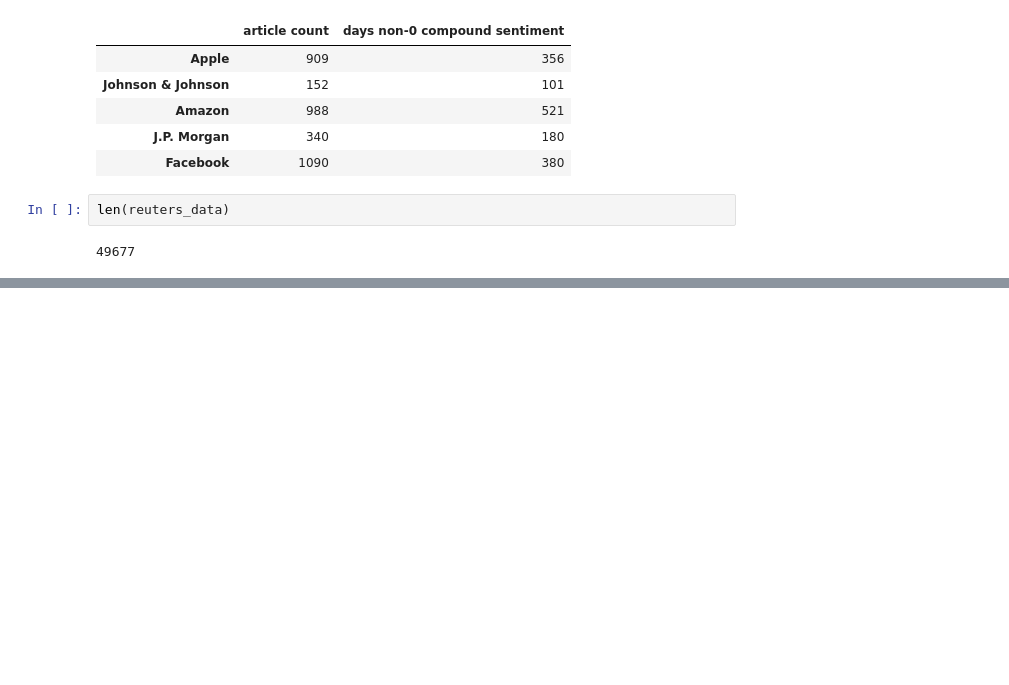
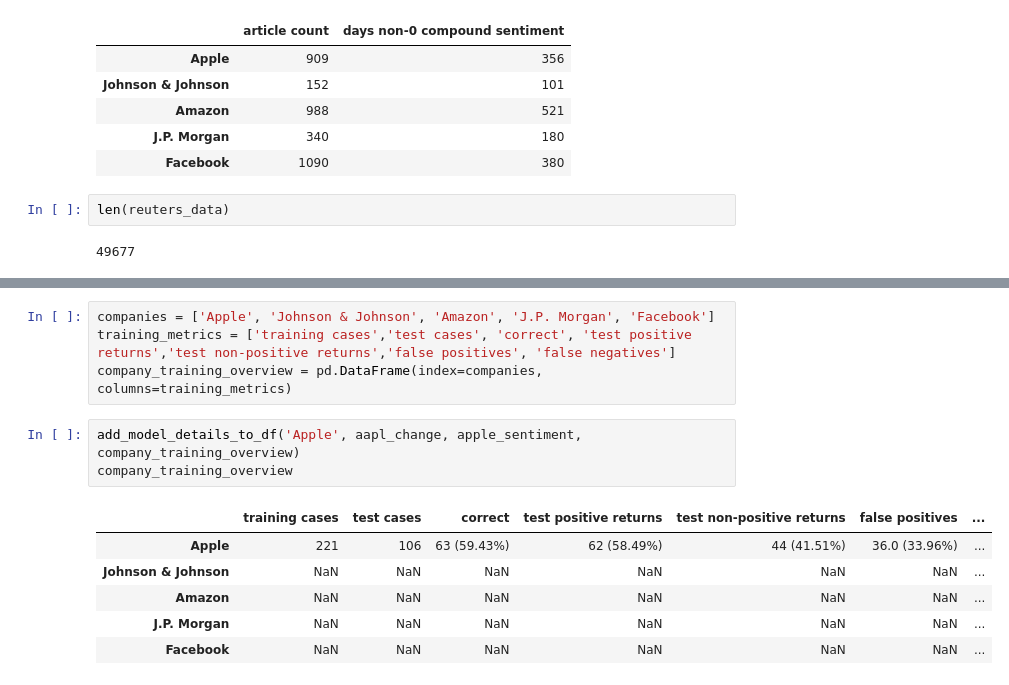
Before and after one commit to hoestlund/thesis, a Jupyter notebook: trading_model/industry_largecaps_returns.ipynb, the cells around one changed output, grey strips where cells are left out. Drawn from its saved outputs; the diff is of its cells as text; blank space fills up the shorter version.

```diff
--- a/trading_model/industry_largecaps_returns.ipynb
+++ b/trading_model/industry_largecaps_returns.ipynb
@@ -385,0 +387,14 @@ def get_predictive_metrics(future_returns, sentiment_data):
+# %%
+companies = ['Apple', 'Johnson & Johnson', 'Amazon', 'J.P. Morgan', 'Facebook']
+training_metrics = ['training cases','test cases', 'correct', 'test positive returns','test non-positive returns','false positives', 'false negatives']
+company_training_overview = pd.DataFrame(index=companies, columns=training_metrics)
+# %%
+add_model_details_to_df('Apple', aapl_change, apple_sentiment, company_training_overview)
+company_training_overview
+# %% [output]
+|  | training cases | test cases | correct | test positive returns | test non-positive returns | false positives | ... |
+| Apple | 221 | 106 | 63 (59.43%) | 62 (58.49%) | 44 (41.51%) | 36.0 (33.96%) | ... |
+| Johnson & Johnson | NaN | NaN | NaN | NaN | NaN | NaN | ... |
+| Amazon | NaN | NaN | NaN | NaN | NaN | NaN | ... |
+| J.P. Morgan | NaN | NaN | NaN | NaN | NaN | NaN | ... |
+| Facebook | NaN | NaN | NaN | NaN | NaN | NaN | ... |
```
Also changed, not shown: parts of 10 cells of this notebook, 1 other file.
